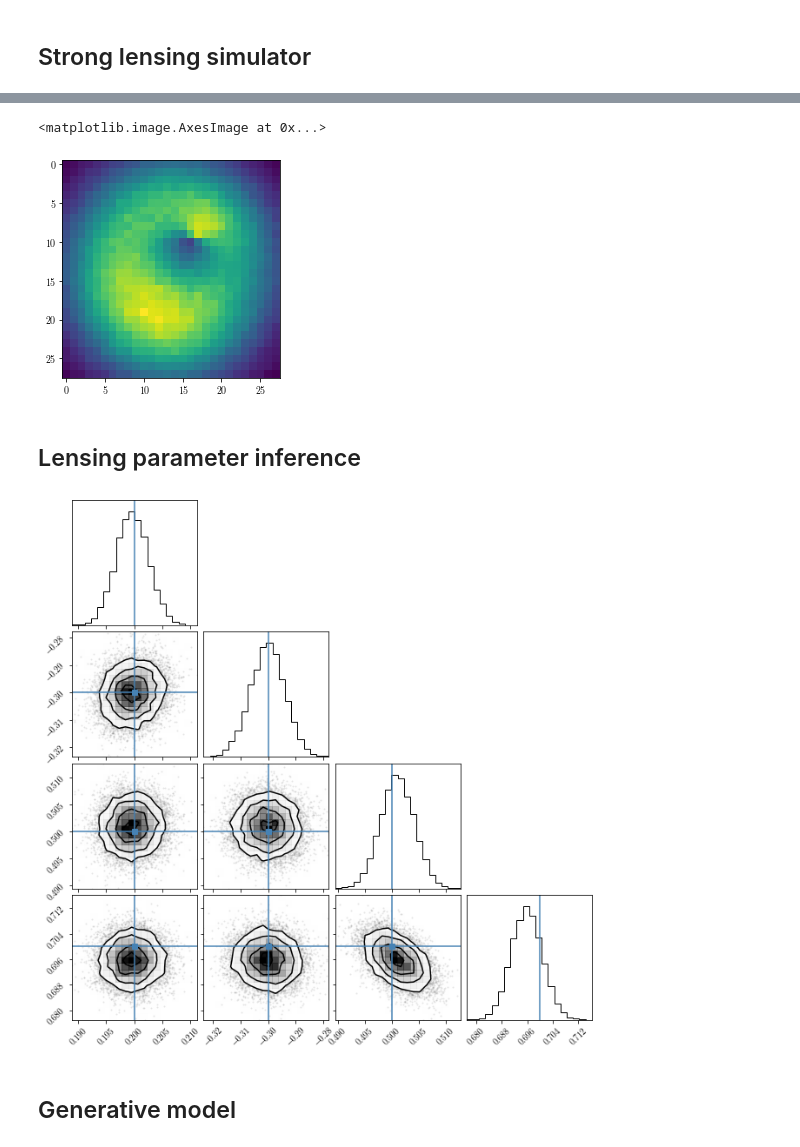
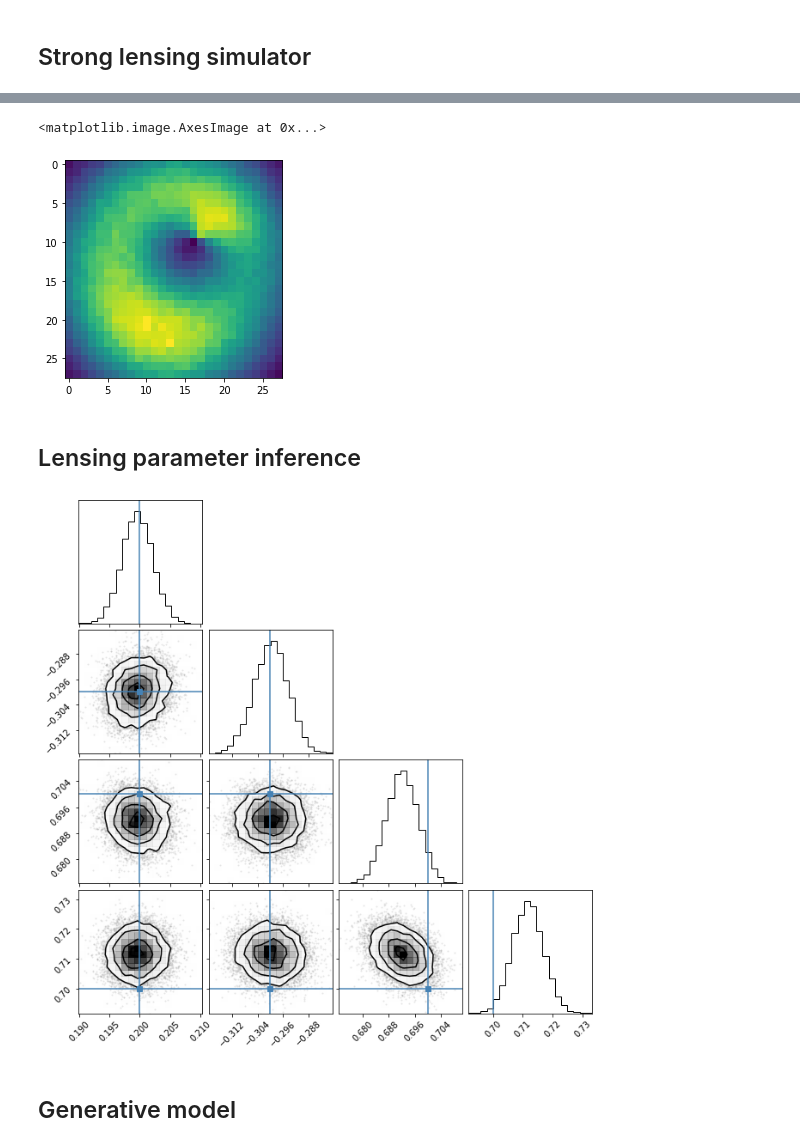
Before and after one commit to smsharma/deep-prob-prog-tutorials, a Jupyter notebook: 02_deep_prob_prog.ipynb, the cells around one changed output, grey strips where cells are left out. Drawn from its saved outputs; the diff is of its cells as text; code cells hidden in the pictures.

```diff
--- a/02_deep_prob_prog.ipynb
+++ b/02_deep_prob_prog.ipynb
@@ -209,16 +217,16 @@ plt.imshow(kernel)
 # %%
-lens_dict = {"profile":"SIE", "theta_x_0":0.2, "theta_y_0":-0.3, "theta_E":0.5, "q":0.7}
+lens_dict = {"profile":"SIE", "theta_x_0":0.2, "theta_y_0":-0.3, "theta_E":0.7, "q":0.7}
 observation_dict = {"theta_x_lims": [-coordinate_limits, coordinate_limits], "theta_y_lims": [-coordinate_limits, coordinate_limits], "n_x":n_xy, "n_y":n_xy, "exposure":1e8}
 global_dict = {"z_s":1.0, "z_l":0.5}
 
 lensing_sim = LensingSim(lenses_list=[lens_dict], sources_list=[{"src_ary":kernel}], global_dict=global_dict, observation_dict=observation_dict)
 
 lensed_image = np.random.poisson(lensing_sim.lensed_image())
 
 plt.imshow(lensed_image)
 # %% [output]
 <matplotlib.image.AxesImage at 0x...>
-[figure, old version]
+[figure, new version]
 # %% [markdown]
 ## Lensing parameter inference
 # %%
@@ -271,9 +279,9 @@ samples_svi = np.array([samples_svi['theta_x_0'], samples_svi['theta_y_0'], samp
 # %%
 import corner
 
-corner.corner(samples_svi, truths=[0.2, -0.3, 0.5, 0.7]);
+corner.corner(samples_svi, truths=[0.2, -0.3, 0.7, 0.7]);
 # %% [output]
-[figure, old version]
+[figure, new version]
 # %% [markdown]
 ## Generative model
 # %%
```
Also changed, not shown: parts of 26 cells of this notebook.
